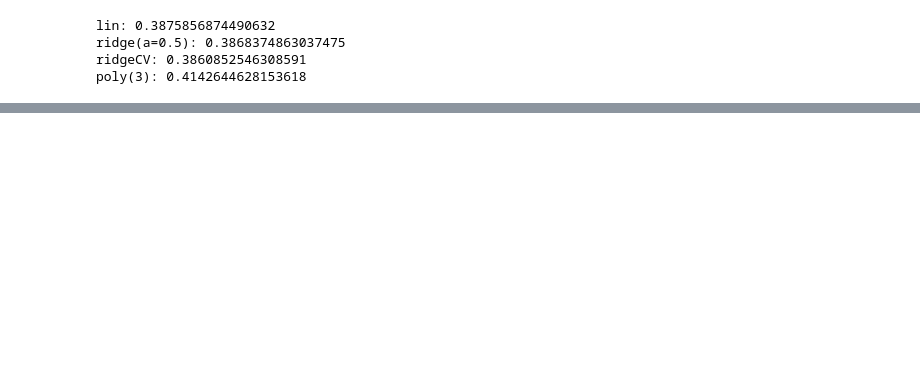
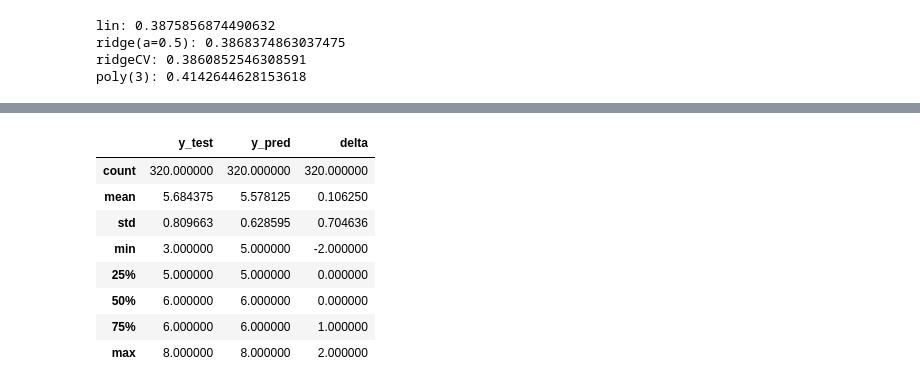
Before and after one commit to SpartaRoman/Dom-c-_-kol, a Jupyter notebook: RedWine.ipynb, the cells around one changed output, grey strips where cells are left out. Cells and saved outputs as stored; diff of their text form; code cells hidden in the pictures; blank space fills up the shorter version.

```diff
--- a/RedWine.ipynb
+++ b/RedWine.ipynb
@@ -218,3 +247,28 @@ lin: 0.3875856874490632
 ridge(a=0.5): 0.3868374863037475
 ridgeCV: 0.3860852546308591
 poly(3): 0.4142644628153618
+# %%
+def predict_wine_quality(model, model_type, X):
+  """
+  using selected model and independent variables, functions predicts wine quality
+  model = regression model, defined in script
+  X = independent variable dataframe
+  """
+  if model_type == 'lin':
+    y_pred = model.predict(X).round(0)
+  elif model_type == 'poly':
+    poly = PolynomialFeatures(degree=3, include_bias=False)
+    poly_features=poly.fit_transform(X)
+    y_pred = model.predict(poly_features).round(0)
+  else:
+    raise ValueError
+
+  return y_pred
+
+y_pred_test = predict_wine_quality(model=poly_model, model_type='poly', X=X_test)
+
+y_comp=pd.DataFrame()
+y_comp["y_test"]=y_test
+y_comp["y_pred"]=y_pred_test
+y_comp["delta"]=y_comp["y_test"]-y_comp["y_pred"]
+print(y_comp[y_comp["delta"]!=0])
@@ -220,0 +290,12 @@ poly(3): 0.4142644628153618
+# %%
+y_comp.describe()
+# %% [output]
+|  | y_test | y_pred | delta |
+| count | 320.000000 | 320.000000 | 320.000000 |
+| mean | 5.684375 | 5.578125 | 0.106250 |
+| std | 0.809663 | 0.628595 | 0.704636 |
+| min | 3.000000 | 5.000000 | -2.000000 |
+| 25% | 5.000000 | 5.000000 | 0.000000 |
+| 50% | 6.000000 | 6.000000 | 0.000000 |
+| 75% | 6.000000 | 6.000000 | 1.000000 |
+| max | 8.000000 | 8.000000 | 2.000000 |
```
Also changed, not shown: parts of 10 cells of this notebook.
